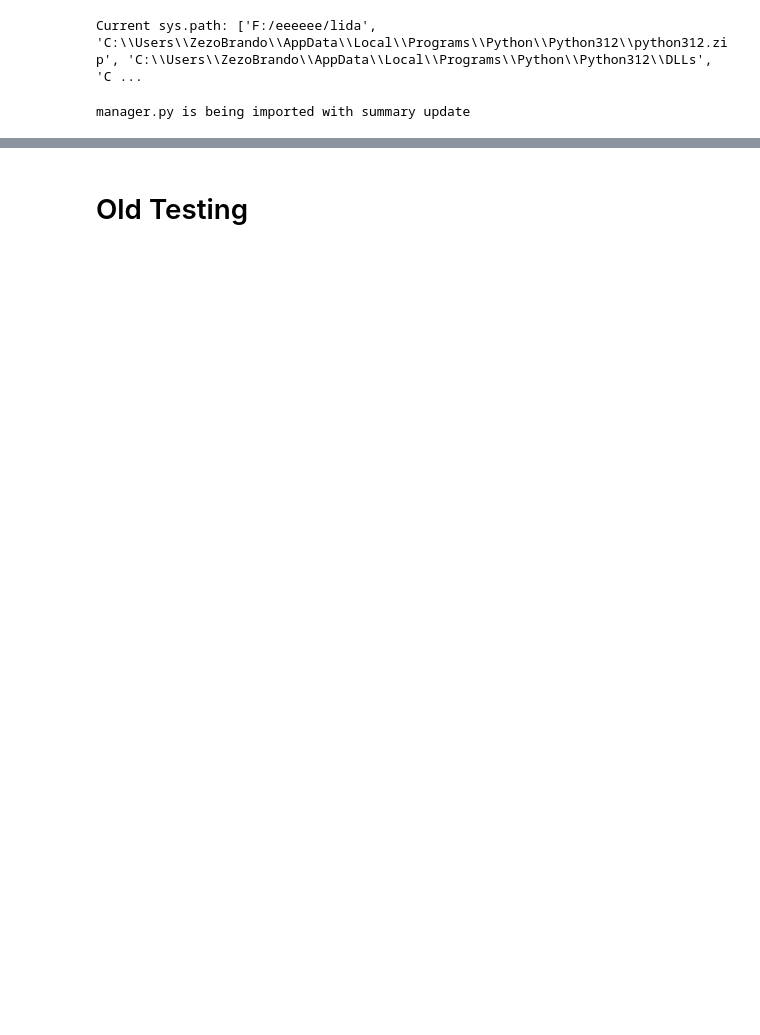
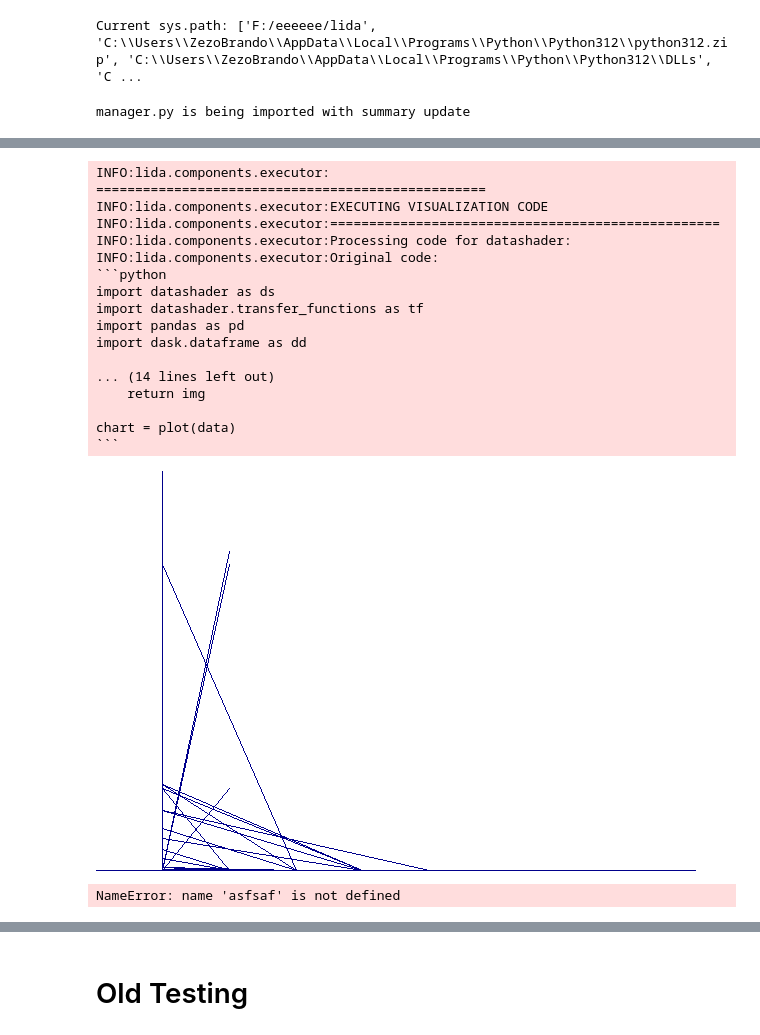
Before and after one commit to Raijin-ZD/lida, a Jupyter notebook: LidaTestingAfterDask_Datashader (1).ipynb, the cells around one changed output, grey strips where cells are left out. Saved outputs shown, nothing was run; the diff lists cells and outputs as text; code cells hidden in the pictures; blank space fills up the shorter version.

````diff
--- a/LidaTestingAfterDask_Datashader (1).ipynb
+++ b/LidaTestingAfterDask_Datashader (1).ipynb
@@ -200,0 +402,33 @@ viz_gen = VizGenerator(model_type='cohere',
+# %%
+charts = manager.visualize(
+    data=df1,
+    summary=summary,
+    goal=goals[0],  # or any other goal from the list
+    textgen_config=textgen_config,
+    library='datashader',
+    return_error=True
+)
+charts[0]
+# %% [output]
+INFO:lida.components.executor:
+==================================================
+INFO:lida.components.executor:EXECUTING VISUALIZATION CODE
+INFO:lida.components.executor:==================================================
+INFO:lida.components.executor:Processing code for datashader:
+INFO:lida.components.executor:Original code:
+```python
+import datashader as ds
+import datashader.transfer_functions as tf
+import pandas as pd
+import dask.dataframe as dd
+
+... (14 lines left out)
+    return img
+
+chart = plot(data)
+```
+[figure, added]
+# %%
+asfsaf
+# %% [output]
+NameError: name 'asfsaf' is not defined
````
Also changed, not shown: parts of 29 cells of this notebook, 3 other files.
